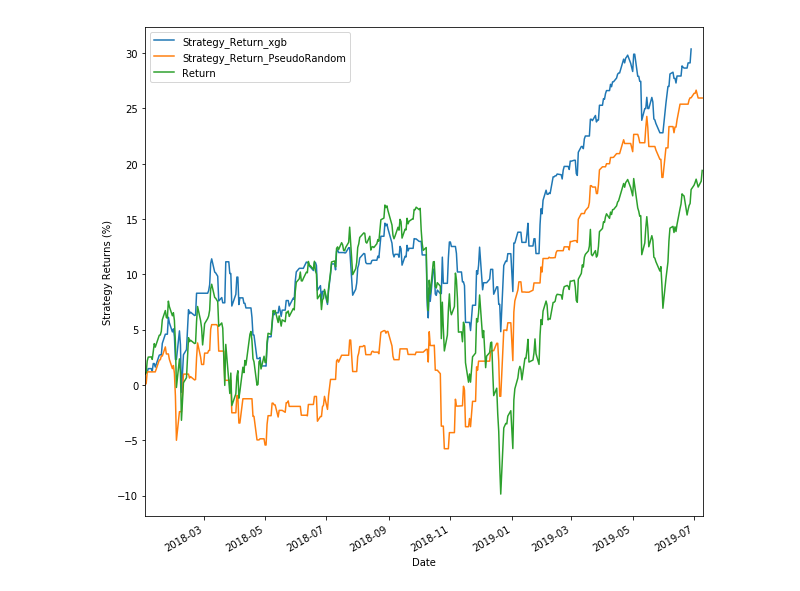
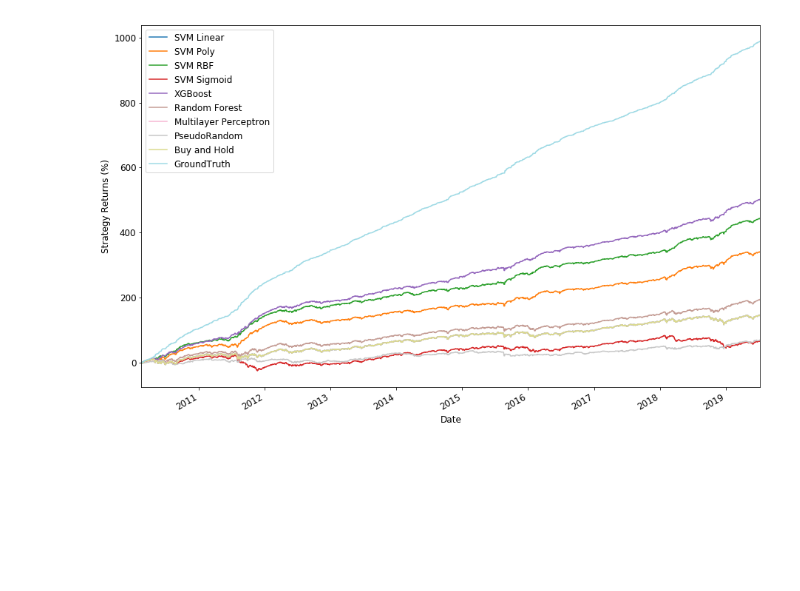
Before and after one commit to leotavares/machinelearning-2019.1, a Jupyter notebook: Trabalho Final/Trabalho Final de Machine Learning.ipynb, the cells around one changed output. Cells and saved outputs as stored; diff of their text form; code cells hidden in the pictures; blank space fills up the shorter version.

```diff
--- a/Trabalho Final/Trabalho Final de Machine Learning.ipynb
+++ b/Trabalho Final/Trabalho Final de Machine Learning.ipynb
@@ -556,8 +449,19 @@ Will train until validation_0-auc hasn't improved in 10 rounds.
-# %%
-DfXGB['Strategy_Return_xgb'] = DfXGB.Return * DfXGB.Predicted_Signal_xgb
-DfXGB['Strategy_Return_PseudoRandom'] = Df.Return * np.random.random_integers(low=0, high=1, size=Df.Return.shape[0])
-DfXGB[['Strategy_Return_xgb','Strategy_Return_PseudoRandom','Return']]['2018':].cumsum().plot(figsize=(10,10))
-plt.ylabel("Strategy Returns (%)")
-plt.show()
-# %% [output]
-[figure, removed]
+# %%
+Df['Predicted_Signal_GroundTruth'] = Df.Class
+Df['Strategy_Return_GroundTruth'] = Df.Return * Df.Predicted_Signal_GroundTruth#.shift(-1)
+# %%
+my_labels=['SVM Linear', 'SVM Poly', 'SVM RBF', 'SVM Sigmoid',
+          'XGBoost', 'Random Forest', 'Multilayer Perceptron', 'PseudoRandom',
+          'Buy and Hold', 'GroundTruth']
+
+columnsToPlot = SVMPredict+['Strategy_Return_xg','Strategy_Return_rf',
+                 'Strategy_Return_mlp','Strategy_Return_PseudoRandom','Return','Strategy_Return_GroundTruth']
+
+plt.rcParams.update({'font.size': 12})
+
+Df[columnsToPlot].cumsum().plot(figsize=(15,10),cmap='tab20')
+plt.ylabel("Strategy Returns (%)")
+plt.legend(labels=my_labels)
+plt.show()
+# %% [output]
+[figure, added]
```
Also changed, not shown: parts of 25 cells of this notebook.
